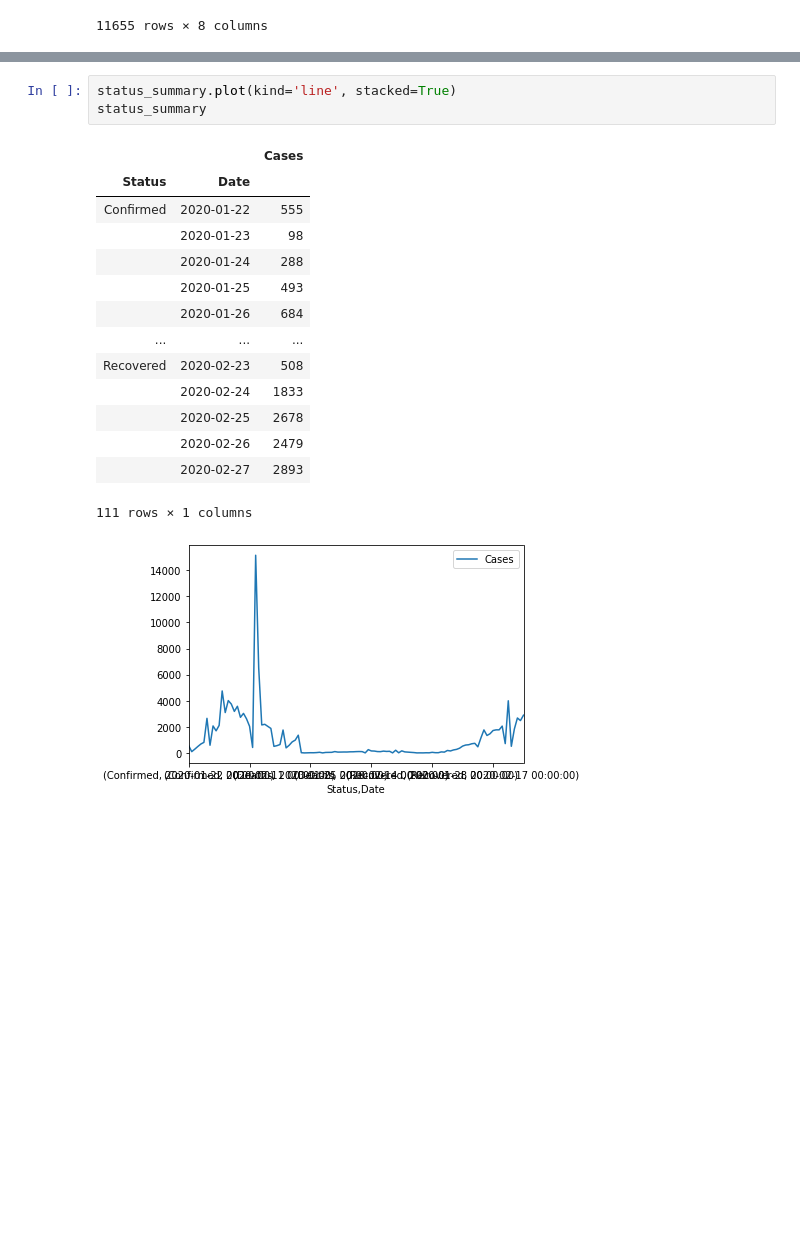
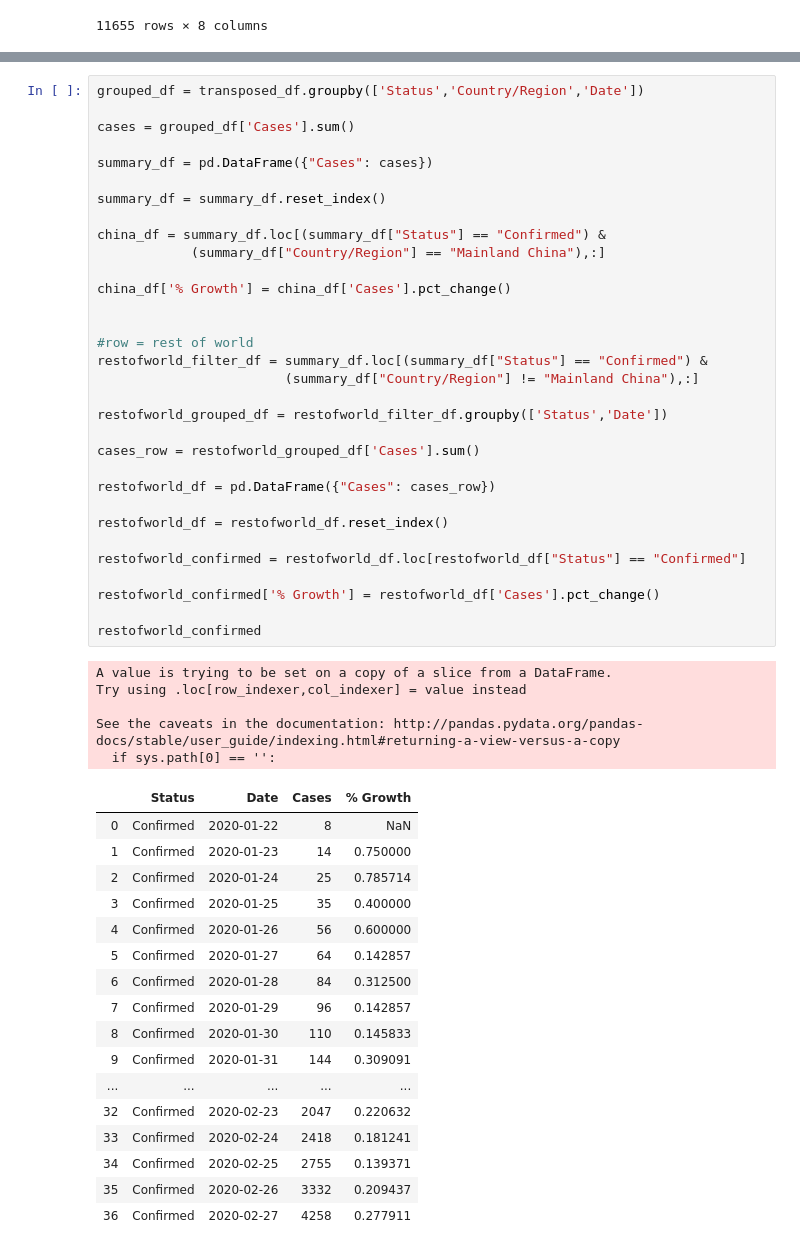
Before and after one commit to greciavm/Python_Project, a Jupyter notebook: Coronavirus.ipynb, the cells around one changed output, grey strips where cells are left out. Cells and saved outputs as stored; diff of their text form; blank space fills up the shorter version.

```diff
--- a/Coronavirus.ipynb
+++ b/Coronavirus.ipynb
@@ -140,19 +100,55 @@ KeyError: 'Confirmed'
-# %%
-status_summary.plot(kind='line', stacked=True)
-status_summary
-# %% [output]
-|  |  | Cases |
-| Status | Date |  |
-| Confirmed | 2020-01-22 | 555 |
-|  | 2020-01-23 | 98 |
-|  | 2020-01-24 | 288 |
-|  | 2020-01-25 | 493 |
-|  | 2020-01-26 | 684 |
-| ... | ... | ... |
-| Recovered | 2020-02-23 | 508 |
-|  | 2020-02-24 | 1833 |
-|  | 2020-02-25 | 2678 |
-|  | 2020-02-26 | 2479 |
-|  | 2020-02-27 | 2893 |
-111 rows × 1 columns
-[figure, removed]
+# %%
+grouped_df = transposed_df.groupby(['Status','Country/Region','Date'])
+
+cases = grouped_df['Cases'].sum()
+
+summary_df = pd.DataFrame({"Cases": cases})
+
+summary_df = summary_df.reset_index()
+
+china_df = summary_df.loc[(summary_df["Status"] == "Confirmed") &
+            (summary_df["Country/Region"] == "Mainland China"),:]
+
+china_df['% Growth'] = china_df['Cases'].pct_change()
+
+
+#row = rest of world
+restofworld_filter_df = summary_df.loc[(summary_df["Status"] == "Confirmed") &
+                        (summary_df["Country/Region"] != "Mainland China"),:]
+
+restofworld_grouped_df = restofworld_filter_df.groupby(['Status','Date'])
+
+cases_row = restofworld_grouped_df['Cases'].sum()
+
+restofworld_df = pd.DataFrame({"Cases": cases_row})
+
+restofworld_df = restofworld_df.reset_index()
+
+restofworld_confirmed = restofworld_df.loc[restofworld_df["Status"] == "Confirmed"]
+
+restofworld_confirmed['% Growth'] = restofworld_df['Cases'].pct_change()
+
+restofworld_confirmed
+# %% [output]
+A value is trying to be set on a copy of a slice from a DataFrame.
+Try using .loc[row_indexer,col_indexer] = value instead
+
+See the caveats in the documentation: http://pandas.pydata.org/pandas-docs/stable/user_guide/indexing.html#returning-a-view-versus-a-copy
+  if sys.path[0] == '':
+|  | Status | Date | Cases | % Growth |
+| 0 | Confirmed | 2020-01-22 | 8 | NaN |
+| 1 | Confirmed | 2020-01-23 | 14 | 0.750000 |
+| 2 | Confirmed | 2020-01-24 | 25 | 0.785714 |
+| 3 | Confirmed | 2020-01-25 | 35 | 0.400000 |
+| 4 | Confirmed | 2020-01-26 | 56 | 0.600000 |
+| 5 | Confirmed | 2020-01-27 | 64 | 0.142857 |
+| 6 | Confirmed | 2020-01-28 | 84 | 0.312500 |
+| 7 | Confirmed | 2020-01-29 | 96 | 0.142857 |
+| 8 | Confirmed | 2020-01-30 | 110 | 0.145833 |
+| 9 | Confirmed | 2020-01-31 | 144 | 0.309091 |
+| ... | ... | ... | ... | ... |
+| 32 | Confirmed | 2020-02-23 | 2047 | 0.220632 |
+| 33 | Confirmed | 2020-02-24 | 2418 | 0.181241 |
+| 34 | Confirmed | 2020-02-25 | 2755 | 0.139371 |
+| 35 | Confirmed | 2020-02-26 | 3332 | 0.209437 |
+| 36 | Confirmed | 2020-02-27 | 4258 | 0.277911 |
```
Also changed, not shown: parts of 7 cells of this notebook.
